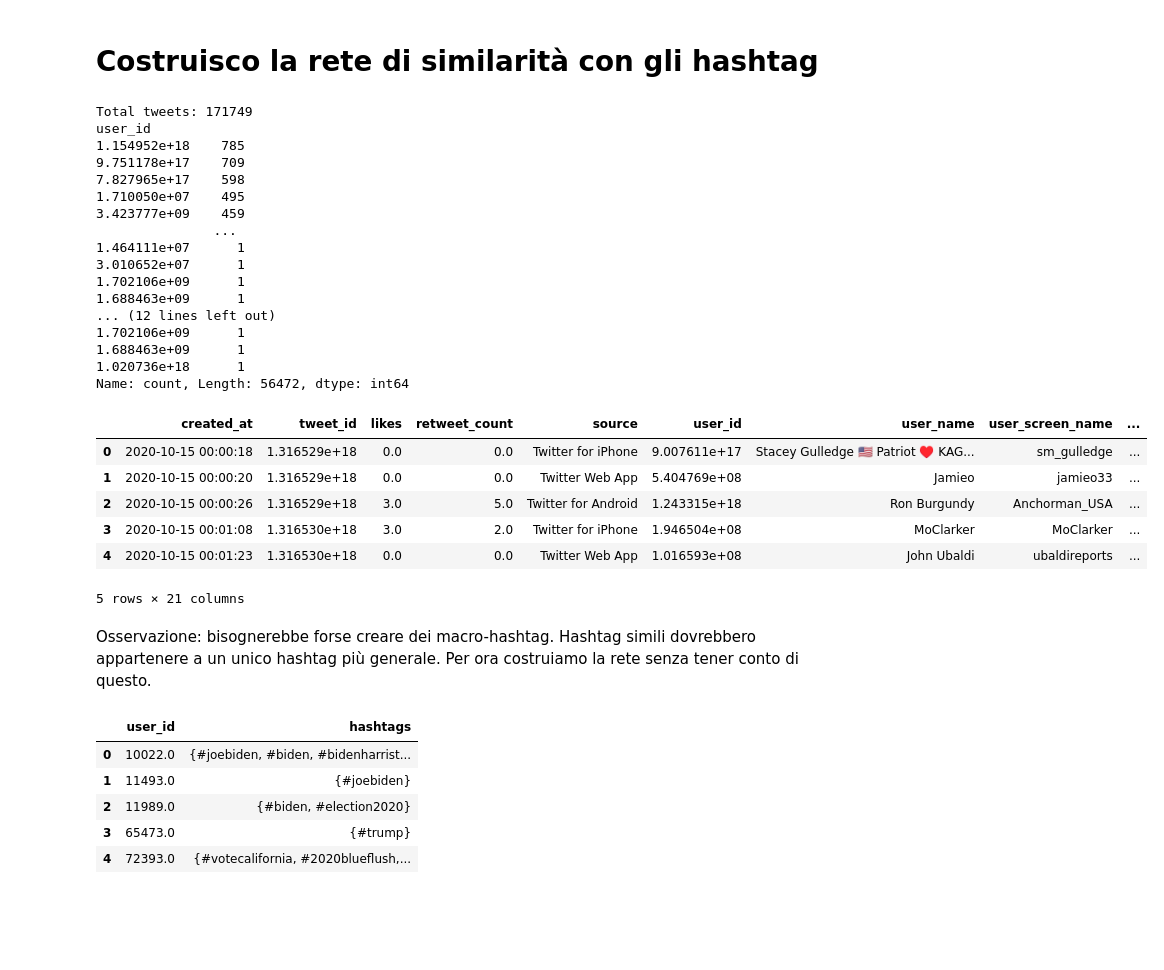
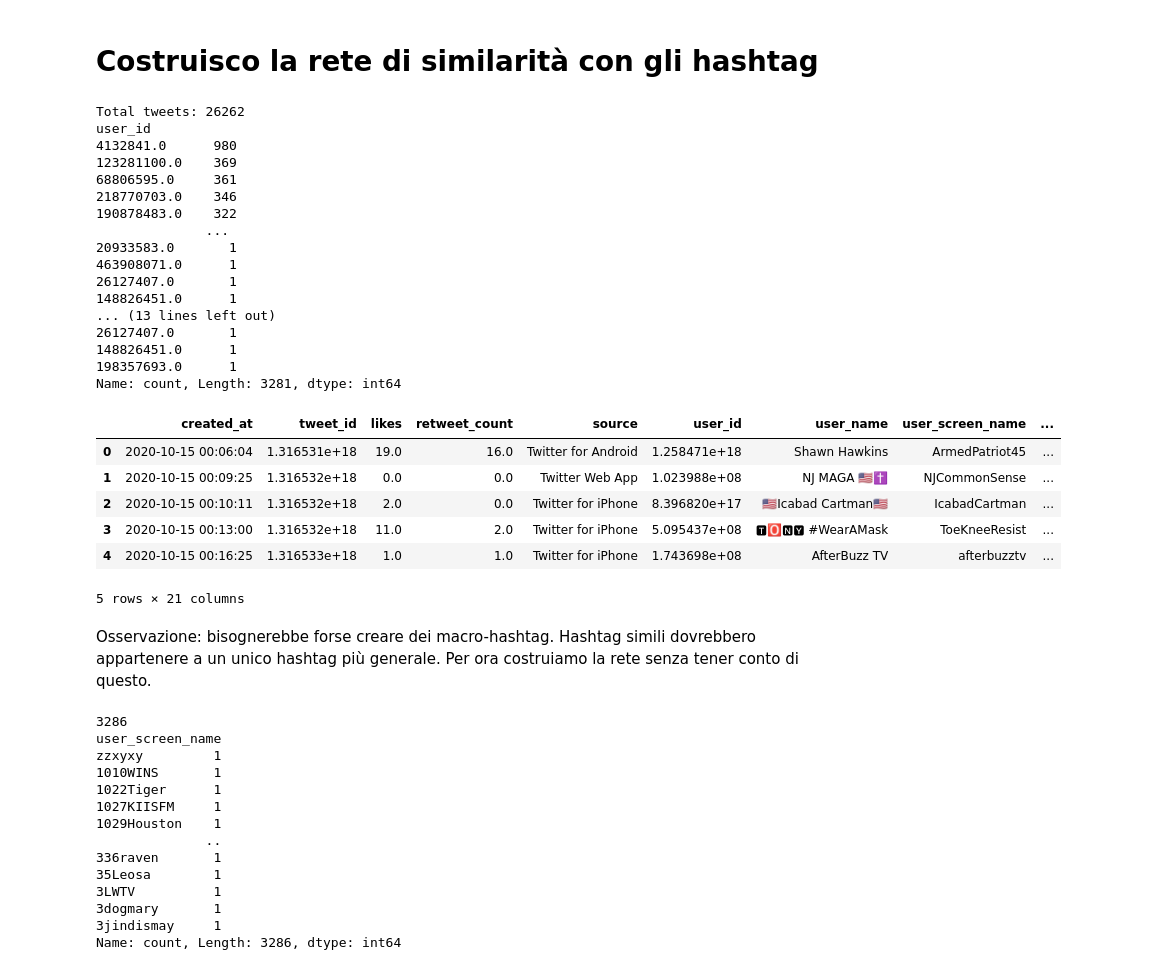
Before and after one commit to divadde/social_network_analysis_project, a Jupyter notebook: net-analysis-project.ipynb, the cells around one changed output. Saved outputs shown, nothing was run; the diff lists cells and outputs as text; code cells hidden in the pictures; blank space fills up the shorter version.

```diff
--- a/net-analysis-project.ipynb
+++ b/net-analysis-project.ipynb
@@ -652,45 +652,46 @@ plt.show()
 # %% [markdown]
 # Costruisco la rete di similarità con gli hashtag
 # %%
-df_country_e_follower= df_country[df_country["user_followers_count"]<1000] #prendo gli utenti meno "popolari"
+df_country_e_follower= df_country[df_country["user_followers_count"]>10000]
 print(f"Total tweets: {len(df_country_e_follower)}")
 print(df_country_e_follower["user_id"].value_counts())
 
 #Concatenazione dei tweet per l'utente
 grouped_df = df_country_e_follower.groupby('user_id')['tweet'].apply(lambda tweets: ' '.join(tweets)).reset_index()
 print(f"Total tweets after concate: {len(grouped_df)}")
 
 #Drop colonna tweet dal primo dataframe
 df_dropped = df_country_e_follower.drop(columns=['tweet'])
 
 #Faccio la join per avere tutti i tweet insieme
 df_conc = pd.merge(df_dropped, grouped_df, on='user_id', how='inner')
+print(len(df_conc))
 print(df_conc["user_id"].value_counts())
 df_conc.head()
 # %% [output]
-Total tweets: 171749
+Total tweets: 26262
 user_id
-1.154952e+18    785
-9.751178e+17    709
-7.827965e+17    598
-1.710050e+07    495
-3.423777e+09    459
-               ...
-1.464111e+07      1
-3.010652e+07      1
-1.702106e+09      1
-1.688463e+09      1
-... (12 lines left out)
-1.702106e+09      1
-1.688463e+09      1
-1.020736e+18      1
-Name: count, Length: 56472, dtype: int64
+4132841.0      980
+123281100.0    369
+68806595.0     361
+218770703.0    346
+190878483.0    322
+              ...
+20933583.0       1
+463908071.0      1
+26127407.0       1
+148826451.0      1
+... (13 lines left out)
+26127407.0       1
+148826451.0      1
+198357693.0      1
+Name: count, Length: 3281, dtype: int64
 |  | created_at | tweet_id | likes | retweet_count | source | user_id | user_name | user_screen_name | ... |
-| 0 | 2020-10-15 00:00:18 | 1.316529e+18 | 0.0 | 0.0 | Twitter for iPhone | 9.007611e+17 | Stacey Gulledge 🇺🇸 Patriot ♥️ KAG... | sm_gulledge | ... |
-| 1 | 2020-10-15 00:00:20 | 1.316529e+18 | 0.0 | 0.0 | Twitter Web App | 5.404769e+08 | Jamieo | jamieo33 | ... |
-| 2 | 2020-10-15 00:00:26 | 1.316529e+18 | 3.0 | 5.0 | Twitter for Android | 1.243315e+18 | Ron Burgundy | Anchorman_USA | ... |
-| 3 | 2020-10-15 00:01:08 | 1.316530e+18 | 3.0 | 2.0 | Twitter for iPhone | 1.946504e+08 | MoClarker | MoClarker | ... |
-| 4 | 2020-10-15 00:01:23 | 1.316530e+18 | 0.0 | 0.0 | Twitter Web App | 1.016593e+08 | John Ubaldi | ubaldireports | ... |
+| 0 | 2020-10-15 00:06:04 | 1.316531e+18 | 19.0 | 16.0 | Twitter for Android | 1.258471e+18 | Shawn Hawkins | ArmedPatriot45 | ... |
+| 1 | 2020-10-15 00:09:25 | 1.316532e+18 | 0.0 | 0.0 | Twitter Web App | 1.023988e+08 | NJ MAGA 🇺🇸✝️ | NJCommonSense | ... |
+| 2 | 2020-10-15 00:10:11 | 1.316532e+18 | 2.0 | 0.0 | Twitter for iPhone | 8.396820e+17 | 🇺🇸Icabad Cartman🇺🇸 | IcabadCartman | ... |
+| 3 | 2020-10-15 00:13:00 | 1.316532e+18 | 11.0 | 2.0 | Twitter for iPhone | 5.095437e+08 | 🆃🅾🅽🆈 #WearAMask | ToeKneeResist | ... |
+| 4 | 2020-10-15 00:16:25 | 1.316533e+18 | 1.0 | 1.0 | Twitter for iPhone | 1.743698e+08 | AfterBuzz TV | afterbuzztv | ... |
 5 rows × 21 columns
 # %% [markdown]
 Osservazione: bisognerebbe forse creare dei macro-hashtag. Hashtag simili dovrebbero appartenere a un unico hashtag più generale. Per ora costruiamo la rete senza tener conto di questo.
@@ -704,14 +705,24 @@ df_final = df_conc.copy()
 df_final['hashtags'] = df_conc['tweet'].apply(extract_hashtags)
 
 # Aggregare gli hashtag per ogni utente
-user_hashtags = df_final.groupby('user_id')['hashtags'].apply(lambda x: set().union(*x)).reset_index()
+user_hashtags = df_final.groupby('user_screen_name')['hashtags'].apply(lambda x: set().union(*x)).reset_index()
 
 user_hashtags.head()
+print(len(user_hashtags))
+print(user_hashtags["user_screen_name"].value_counts())
 # %% [output]
-|  | user_id | hashtags |
-| 0 | 10022.0 | {#joebiden, #biden, #bidenharrist... |
-| 1 | 11493.0 | {#joebiden} |
-| 2 | 11989.0 | {#biden, #election2020} |
-| 3 | 65473.0 | {#trump} |
-| 4 | 72393.0 | {#votecalifornia, #2020blueflush,... |
+3286
+user_screen_name
+zzxyxy         1
+1010WINS       1
+1022Tiger      1
+1027KIISFM     1
+1029Houston    1
+              ..
+336raven       1
+35Leosa        1
+3LWTV          1
+3dogmary       1
+3jindismay     1
+Name: count, Length: 3286, dtype: int64
 # %%
```
Also changed, not shown: parts of 13 cells of this notebook.
